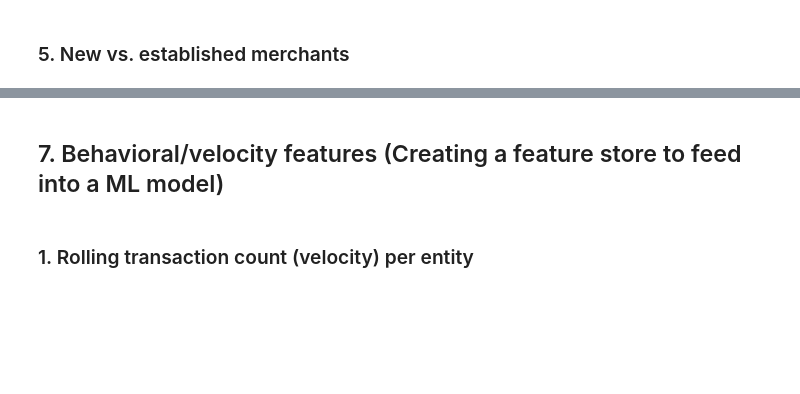
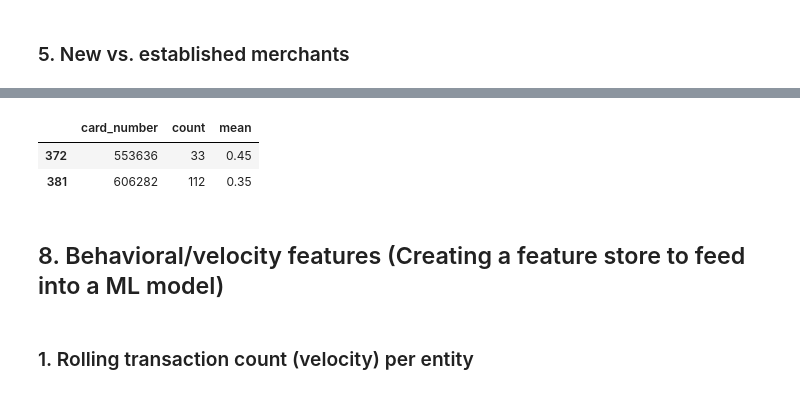
Before and after one commit to MatheusRiosBarcelos/Cloudwalk-Case, a Jupyter notebook: exploratory_analyzes.ipynb, the cells around one changed output, grey strips where cells are left out. Saved outputs shown, nothing was run; the diff lists cells and outputs as text; code cells hidden in the pictures; blank space fills up the shorter version.

```diff
--- a/exploratory_analyzes.ipynb
+++ b/exploratory_analyzes.ipynb
@@ -811,5 +854,17 @@ df.head(5)
+# %%
+# Checking if the near-max-amount fraud cluster shares BINs more broadly
+
+df_card_number_bins = df.groupby(df['card_number'].str[:6])['has_cbk'].agg(['count', 'mean']).reset_index()
+
+df_card_number_bins[(df_card_number_bins['card_number'] == '606282') | (df_card_number_bins['card_number'] == '553636')]
+
+# df_card_number_bins[(df_card_number_bins['mean'] > 0.30) & (df_card_number_bins['count'] > 5)].sort_values('mean', ascending=False)
+# %% [output]
+|  | card_number | count | mean |
+| 372 | 553636 | 33 | 0.45 |
+| 381 | 606282 | 112 | 0.35 |
 # %% [markdown]
-## 7. Behavioral/velocity features (Creating a feature store to feed into a ML model)
+## 8. Behavioral/velocity features (Creating a feature store to feed into a ML model)
 # %% [markdown]
 ### 1. Rolling transaction count (velocity) per entity
 # %%
```
Also changed, not shown: parts of 6 cells of this notebook, 6 other files.
